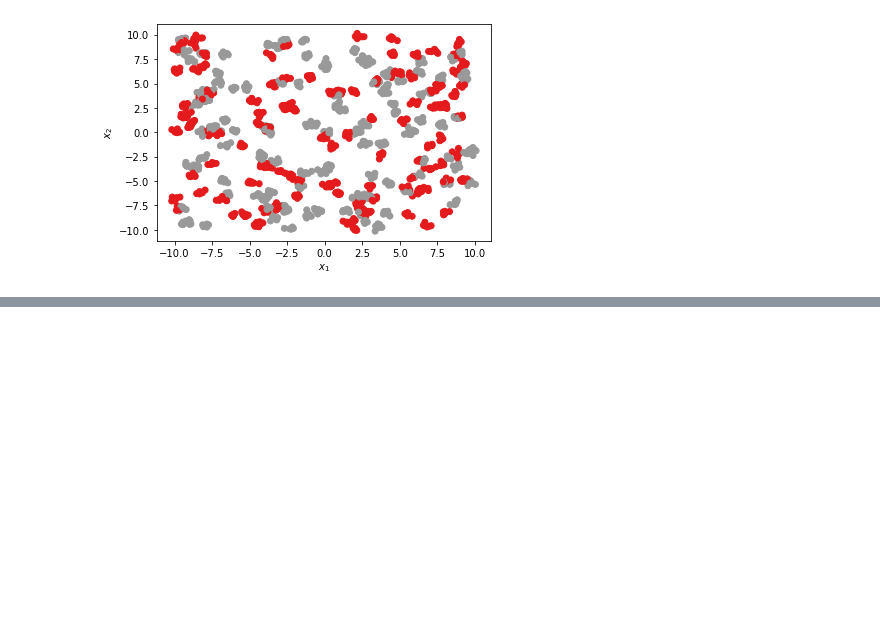
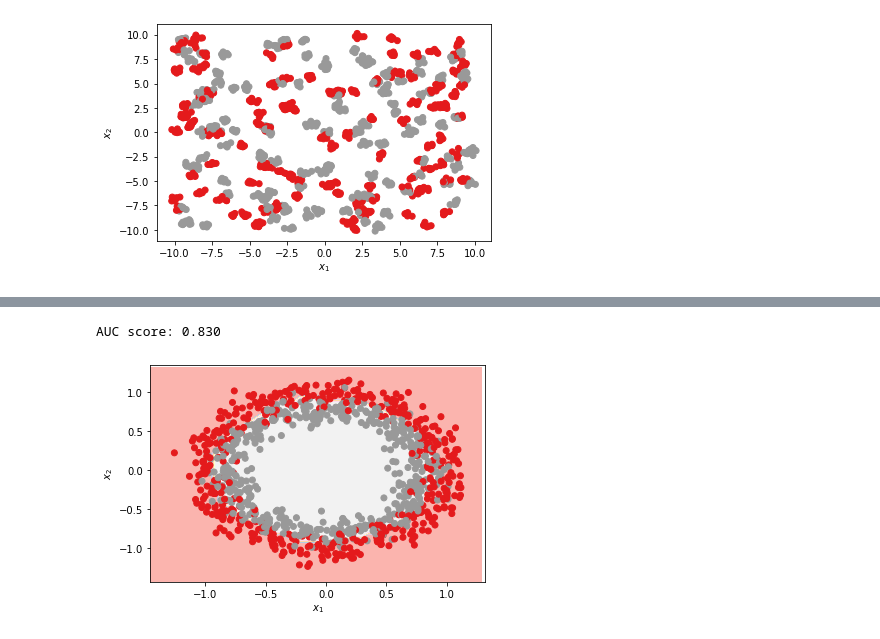
Before and after one commit to MBorgesT/ML_Assignment, a Jupyter notebook: matheus_draft.ipynb, the cells around one changed output, grey strips where cells are left out. Cells and saved outputs as stored; diff of their text form; code cells hidden in the pictures; blank space fills up the shorter version.

```diff
--- a/matheus_draft.ipynb
+++ b/matheus_draft.ipynb
@@ -155,0 +166,11 @@ AUC score: 0.932
+# %%
+mlp = MLPClassifier(
+    hidden_layer_sizes=(128, 128, 8),
+    activation='relu',
+    solver='adam',
+    max_iter=1000
+)
+test_model_with_standard_scaler(mlp, X, y)
+# %% [output]
+AUC score: 0.830
+[figure, added]
```
Also changed, not shown: parts of 18 cells of this notebook, 2 other files.
